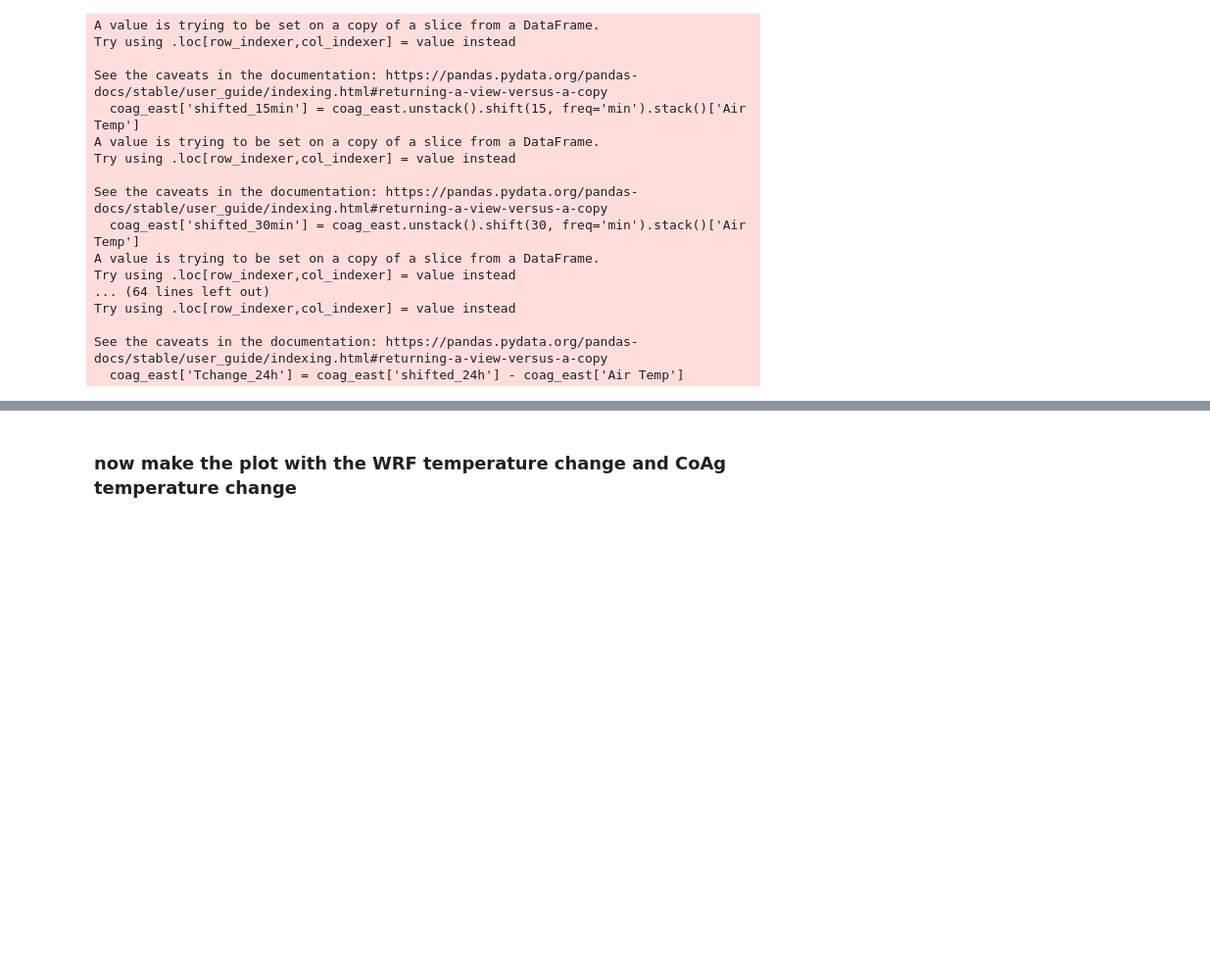
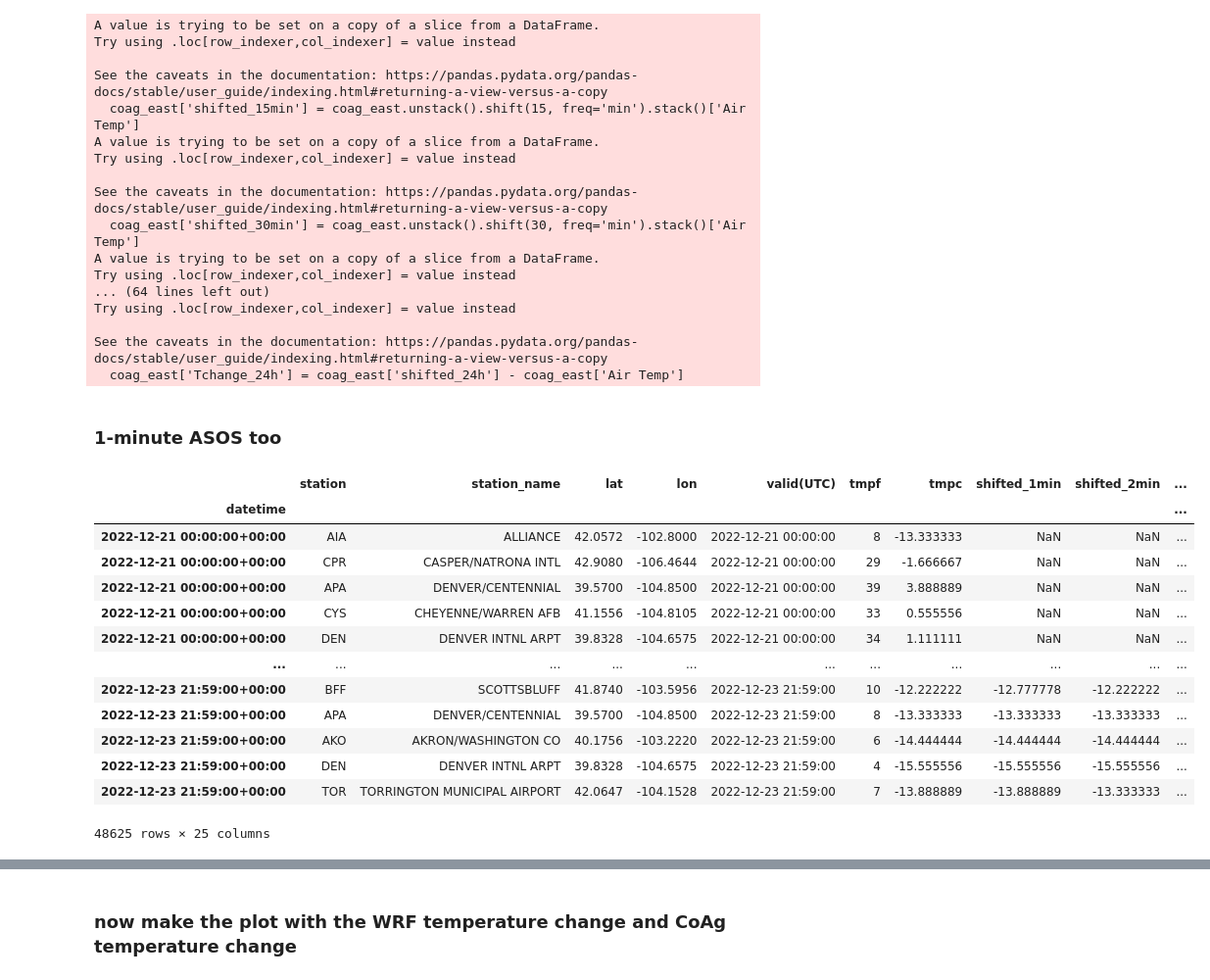
Before and after one commit to russ-schumacher/dec2022_coldfront, a Jupyter notebook: wrf_tempchange_dec2022.ipynb, the cells around one changed output, grey strips where cells are left out. Shown at 98% size. Saved outputs shown, nothing was run; the diff lists cells and outputs as text; code cells hidden in the pictures; blank space fills up the shorter version.

```diff
--- a/wrf_tempchange_dec2022.ipynb
+++ b/wrf_tempchange_dec2022.ipynb
@@ -298,3 +313,5 @@ Try using .loc[row_indexer,col_indexer] = value instead
 
 See the caveats in the documentation: https://pandas.pydata.org/pandas-docs/stable/user_guide/indexing.html#returning-a-view-versus-a-copy
   coag_east['Tchange_24h'] = coag_east['shifted_24h'] - coag_east['Air Temp']
+# %% [markdown]
+### 1-minute ASOS too
@@ -300,0 +333,42 @@ See the caveats in the documentation: https://pandas.pydata.org/pandas-docs/stab
+# %%
+### calculate shifts
+
+asos['shifted_1min'] = asos.unstack().shift(1, freq='min').stack()['tmpc']
+asos['shifted_2min'] = asos.unstack().shift(2, freq='min').stack()['tmpc']
+asos['shifted_5min'] = asos.unstack().shift(5, freq='min').stack()['tmpc']
+asos['shifted_10min'] = asos.unstack().shift(10, freq='min').stack()['tmpc']
+asos['shifted_15min'] = asos.unstack().shift(15, freq='min').stack()['tmpc']
+asos['shifted_30min'] = asos.unstack().shift(30, freq='min').stack()['tmpc']
+asos['shifted_60min'] = asos.unstack().shift(60, freq='min').stack()['tmpc']
+asos['shifted_120min'] = asos.unstack().shift(120, freq='min').stack()['tmpc']
+asos['shifted_180min'] = asos.unstack().shift(180, freq='min').stack()['tmpc']
+
+asos['Tchange_1min'] = asos['shifted_1min'] - asos['tmpc']
+asos['Tchange_2min'] = asos['shifted_2min'] - asos['tmpc']
+asos['Tchange_5min'] = asos['shifted_5min'] - asos['tmpc']
+asos['Tchange_10min'] = asos['shifted_10min'] - asos['tmpc']
+asos['Tchange_15min'] = asos['shifted_15min'] - asos['tmpc']
+asos['Tchange_30min'] = asos['shifted_30min'] - asos['tmpc']
+asos['Tchange_60min'] = asos['shifted_60min'] - asos['tmpc']
+asos['Tchange_120min'] = asos['shifted_120min'] - asos['tmpc']
+asos['Tchange_180min'] = asos['shifted_180min'] - asos['tmpc']
+
+### and reset index
+asos = asos.reset_index().set_index('datetime').sort_index()
+
+asos
+# %% [output]
+|  | station | station_name | lat | lon | valid(UTC) | tmpf | tmpc | shifted_1min | shifted_2min | ... |
+| datetime |  |  |  |  |  |  |  |  |  | ... |
+| 2022-12-21 00:00:00+00:00 | AIA | ALLIANCE | 42.0572 | -102.8000 | 2022-12-21 00:00:00 | 8 | -13.333333 | NaN | NaN | ... |
+| 2022-12-21 00:00:00+00:00 | CPR | CASPER/NATRONA INTL | 42.9080 | -106.4644 | 2022-12-21 00:00:00 | 29 | -1.666667 | NaN | NaN | ... |
+| 2022-12-21 00:00:00+00:00 | APA | DENVER/CENTENNIAL | 39.5700 | -104.8500 | 2022-12-21 00:00:00 | 39 | 3.888889 | NaN | NaN | ... |
+| 2022-12-21 00:00:00+00:00 | CYS | CHEYENNE/WARREN AFB | 41.1556 | -104.8105 | 2022-12-21 00:00:00 | 33 | 0.555556 | NaN | NaN | ... |
+| 2022-12-21 00:00:00+00:00 | DEN | DENVER INTNL ARPT | 39.8328 | -104.6575 | 2022-12-21 00:00:00 | 34 | 1.111111 | NaN | NaN | ... |
+| ... | ... | ... | ... | ... | ... | ... | ... | ... | ... | ... |
+| 2022-12-23 21:59:00+00:00 | BFF | SCOTTSBLUFF | 41.8740 | -103.5956 | 2022-12-23 21:59:00 | 10 | -12.222222 | -12.777778 | -12.222222 | ... |
+| 2022-12-23 21:59:00+00:00 | APA | DENVER/CENTENNIAL | 39.5700 | -104.8500 | 2022-12-23 21:59:00 | 8 | -13.333333 | -13.333333 | -13.333333 | ... |
+| 2022-12-23 21:59:00+00:00 | AKO | AKRON/WASHINGTON CO | 40.1756 | -103.2220 | 2022-12-23 21:59:00 | 6 | -14.444444 | -14.444444 | -14.444444 | ... |
+| 2022-12-23 21:59:00+00:00 | DEN | DENVER INTNL ARPT | 39.8328 | -104.6575 | 2022-12-23 21:59:00 | 4 | -15.555556 | -15.555556 | -15.555556 | ... |
+| 2022-12-23 21:59:00+00:00 | TOR | TORRINGTON MUNICIPAL AIRPORT | 42.0647 | -104.1528 | 2022-12-23 21:59:00 | 7 | -13.888889 | -13.888889 | -13.333333 | ... |
+48625 rows × 25 columns
```
Also changed, not shown: parts of 10 cells of this notebook, 2 other files.
